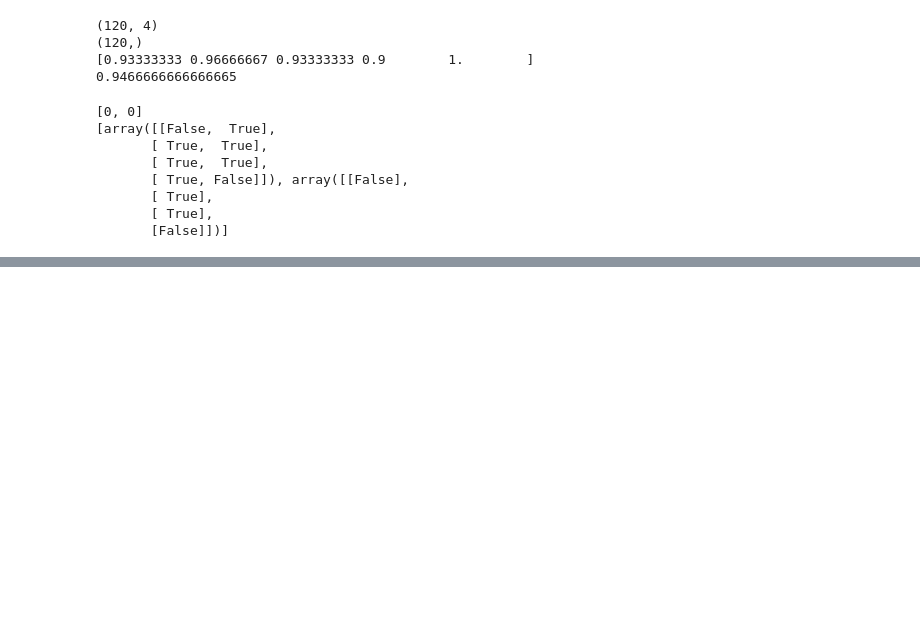
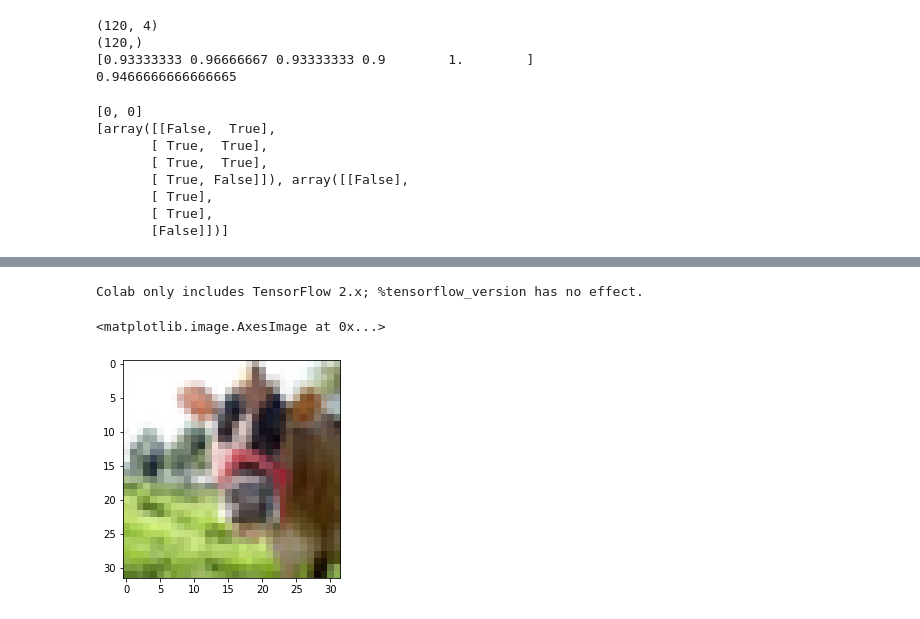
Before and after one commit to jaemunoz8/Curso2, a Jupyter notebook: Ejercicios.ipynb, the cells around one changed output, grey strips where cells are left out. Cells and saved outputs as stored; diff of their text form; code cells hidden in the pictures; blank space fills up the shorter version.

```diff
--- a/Ejercicios.ipynb
+++ b/Ejercicios.ipynb
@@ -187,0 +424,17 @@ print(Xl)
+# %%
+%tensorflow_version 2.x
+from matplotlib import pyplot as plt
+from keras import models
+from keras import layers
+#from tensorflow.keras.applications import VGG16
+from keras.datasets import cifar100
+#from tensorflow.keras.applications.vgg16 import preprocess_input
+
+#tf.keras.applications.vgg16
+
+(x_train, y_train), (x_test, y_test) = cifar100.load_data(label_mode='fine')
+plt.imshow(x_train[0])
+# %% [output]
+Colab only includes TensorFlow 2.x; %tensorflow_version has no effect.
+<matplotlib.image.AxesImage at 0x...>
+[figure, added]
```
Also changed, not shown: parts of 14 cells of this notebook.
